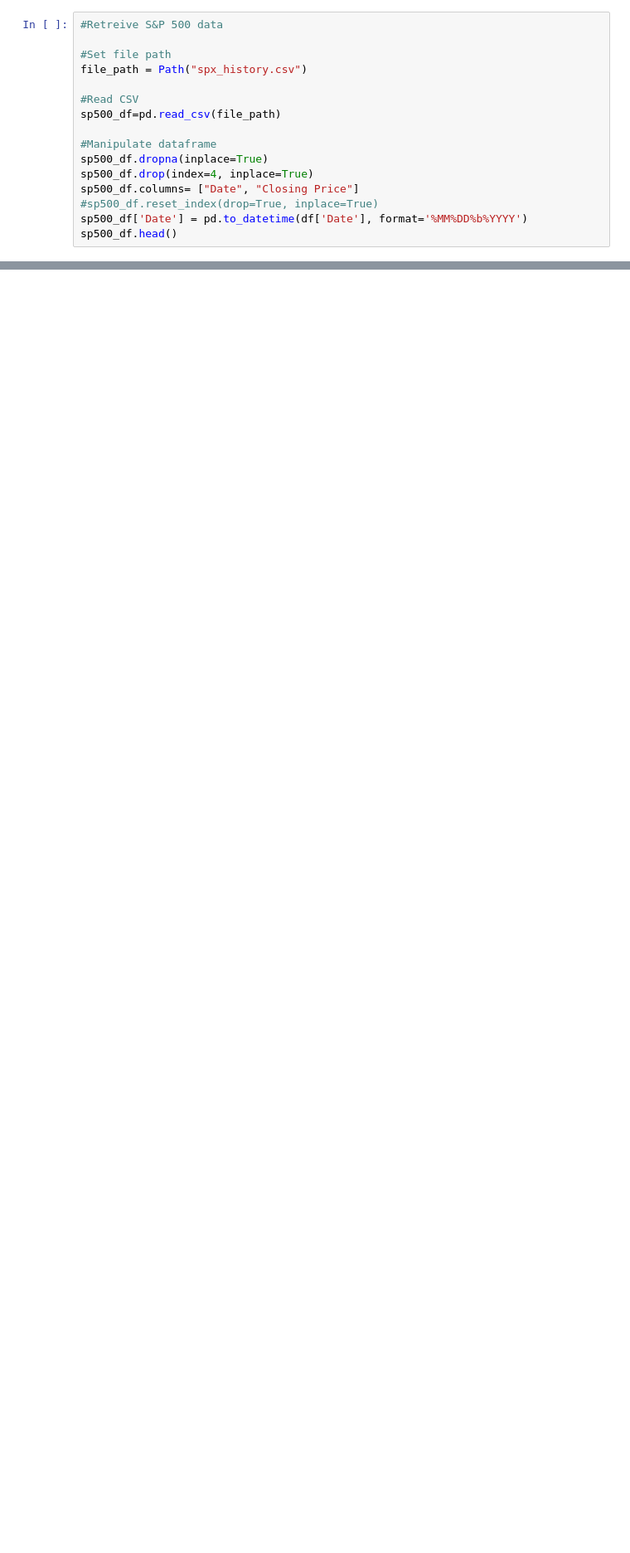
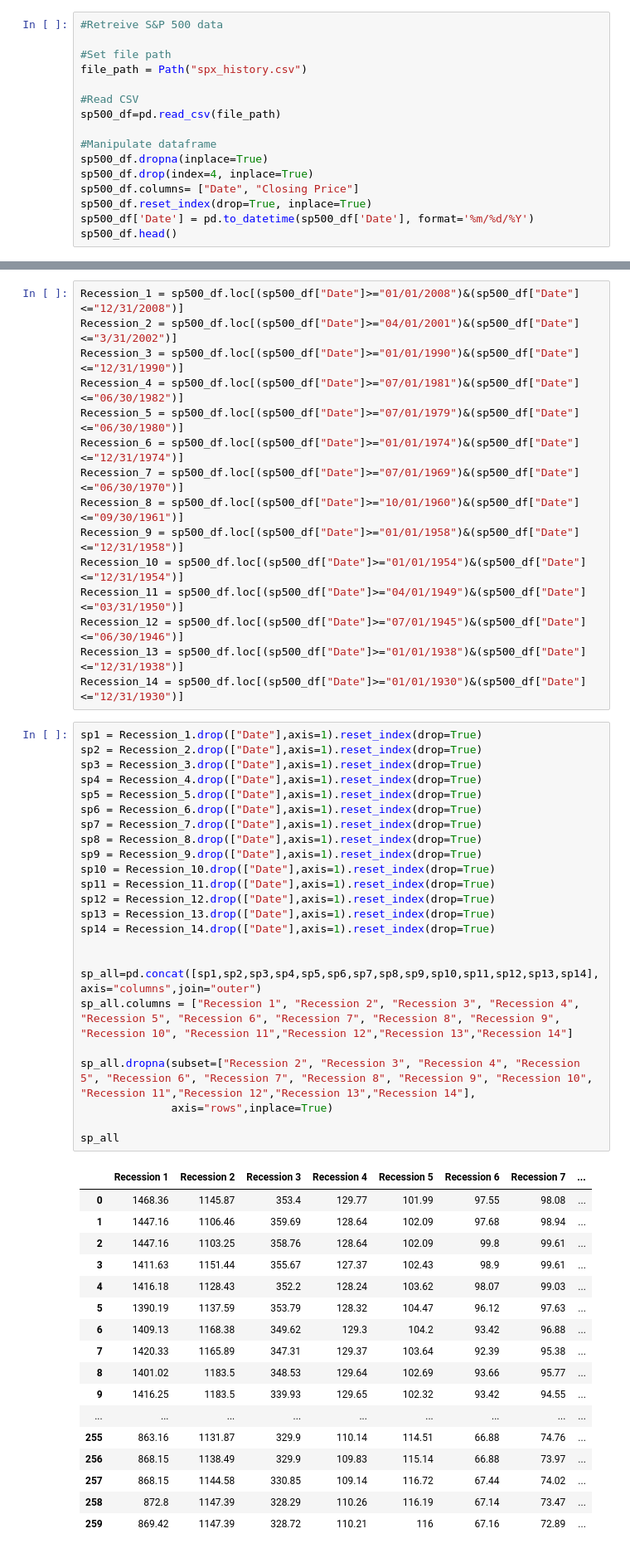
Before and after one commit to evanpaliotta/Project_1, a Jupyter notebook: outline.ipynb, the cells around one changed output, grey strips where cells are left out. Shown at 83% size. Saved outputs shown, nothing was run; the diff lists cells and outputs as text; blank space fills up the shorter version.

```diff
--- a/outline.ipynb
+++ b/outline.ipynb
@@ -148,7 +153,7 @@ sp500_df=pd.read_csv(file_path)
 sp500_df.dropna(inplace=True)
 sp500_df.drop(index=4, inplace=True)
 sp500_df.columns= ["Date", "Closing Price"]
-#sp500_df.reset_index(drop=True, inplace=True)
-sp500_df['Date'] = pd.to_datetime(df['Date'], format='%MM%DD%b%YYYY')
+sp500_df.reset_index(drop=True, inplace=True)
+sp500_df['Date'] = pd.to_datetime(sp500_df['Date'], format='%m/%d/%Y')
 sp500_df.head()
 # %% [output]
@@ -159,0 +181,57 @@ AttributeError: 'DataFrame' object has no attribute 'date_range'
+# %%
+Recession_1 = sp500_df.loc[(sp500_df["Date"]>="01/01/2008")&(sp500_df["Date"]<="12/31/2008")]
+Recession_2 = sp500_df.loc[(sp500_df["Date"]>="04/01/2001")&(sp500_df["Date"]<="3/31/2002")]
+Recession_3 = sp500_df.loc[(sp500_df["Date"]>="01/01/1990")&(sp500_df["Date"]<="12/31/1990")]
+Recession_4 = sp500_df.loc[(sp500_df["Date"]>="07/01/1981")&(sp500_df["Date"]<="06/30/1982")]
+Recession_5 = sp500_df.loc[(sp500_df["Date"]>="07/01/1979")&(sp500_df["Date"]<="06/30/1980")]
+Recession_6 = sp500_df.loc[(sp500_df["Date"]>="01/01/1974")&(sp500_df["Date"]<="12/31/1974")]
+Recession_7 = sp500_df.loc[(sp500_df["Date"]>="07/01/1969")&(sp500_df["Date"]<="06/30/1970")]
+Recession_8 = sp500_df.loc[(sp500_df["Date"]>="10/01/1960")&(sp500_df["Date"]<="09/30/1961")]
+Recession_9 = sp500_df.loc[(sp500_df["Date"]>="01/01/1958")&(sp500_df["Date"]<="12/31/1958")]
+Recession_10 = sp500_df.loc[(sp500_df["Date"]>="01/01/1954")&(sp500_df["Date"]<="12/31/1954")]
+Recession_11 = sp500_df.loc[(sp500_df["Date"]>="04/01/1949")&(sp500_df["Date"]<="03/31/1950")]
+Recession_12 = sp500_df.loc[(sp500_df["Date"]>="07/01/1945")&(sp500_df["Date"]<="06/30/1946")]
+Recession_13 = sp500_df.loc[(sp500_df["Date"]>="01/01/1938")&(sp500_df["Date"]<="12/31/1938")]
+Recession_14 = sp500_df.loc[(sp500_df["Date"]>="01/01/1930")&(sp500_df["Date"]<="12/31/1930")]
+# %%
+sp1 = Recession_1.drop(["Date"],axis=1).reset_index(drop=True)
+sp2 = Recession_2.drop(["Date"],axis=1).reset_index(drop=True)
+sp3 = Recession_3.drop(["Date"],axis=1).reset_index(drop=True)
+sp4 = Recession_4.drop(["Date"],axis=1).reset_index(drop=True)
+sp5 = Recession_5.drop(["Date"],axis=1).reset_index(drop=True)
+sp6 = Recession_6.drop(["Date"],axis=1).reset_index(drop=True)
+sp7 = Recession_7.drop(["Date"],axis=1).reset_index(drop=True)
+sp8 = Recession_8.drop(["Date"],axis=1).reset_index(drop=True)
+sp9 = Recession_9.drop(["Date"],axis=1).reset_index(drop=True)
+sp10 = Recession_10.drop(["Date"],axis=1).reset_index(drop=True)
+sp11 = Recession_11.drop(["Date"],axis=1).reset_index(drop=True)
+sp12 = Recession_12.drop(["Date"],axis=1).reset_index(drop=True)
+sp13 = Recession_13.drop(["Date"],axis=1).reset_index(drop=True)
+sp14 = Recession_14.drop(["Date"],axis=1).reset_index(drop=True)
+
+
+sp_all=pd.concat([sp1,sp2,sp3,sp4,sp5,sp6,sp7,sp8,sp9,sp10,sp11,sp12,sp13,sp14],axis="columns",join="outer")
+sp_all.columns = ["Recession 1", "Recession 2", "Recession 3", "Recession 4", "Recession 5", "Recession 6", "Recession 7", "Recession 8", "Recession 9", "Recession 10", "Recession 11","Recession 12","Recession 13","Recession 14"]
+
+sp_all.dropna(subset=["Recession 2", "Recession 3", "Recession 4", "Recession 5", "Recession 6", "Recession 7", "Recession 8", "Recession 9", "Recession 10", "Recession 11","Recession 12","Recession 13","Recession 14"],
+              axis="rows",inplace=True)
+
+sp_all
+# %% [output]
+|  | Recession 1 | Recession 2 | Recession 3 | Recession 4 | Recession 5 | Recession 6 | Recession 7 | ... |
+| 0 | 1468.36 | 1145.87 | 353.4 | 129.77 | 101.99 | 97.55 | 98.08 | ... |
+| 1 | 1447.16 | 1106.46 | 359.69 | 128.64 | 102.09 | 97.68 | 98.94 | ... |
+| 2 | 1447.16 | 1103.25 | 358.76 | 128.64 | 102.09 | 99.8 | 99.61 | ... |
+| 3 | 1411.63 | 1151.44 | 355.67 | 127.37 | 102.43 | 98.9 | 99.61 | ... |
+| 4 | 1416.18 | 1128.43 | 352.2 | 128.24 | 103.62 | 98.07 | 99.03 | ... |
+| 5 | 1390.19 | 1137.59 | 353.79 | 128.32 | 104.47 | 96.12 | 97.63 | ... |
+| 6 | 1409.13 | 1168.38 | 349.62 | 129.3 | 104.2 | 93.42 | 96.88 | ... |
+| 7 | 1420.33 | 1165.89 | 347.31 | 129.37 | 103.64 | 92.39 | 95.38 | ... |
+| 8 | 1401.02 | 1183.5 | 348.53 | 129.64 | 102.69 | 93.66 | 95.77 | ... |
+| 9 | 1416.25 | 1183.5 | 339.93 | 129.65 | 102.32 | 93.42 | 94.55 | ... |
+| ... | ... | ... | ... | ... | ... | ... | ... | ... |
+| 255 | 863.16 | 1131.87 | 329.9 | 110.14 | 114.51 | 66.88 | 74.76 | ... |
+| 256 | 868.15 | 1138.49 | 329.9 | 109.83 | 115.14 | 66.88 | 73.97 | ... |
+| 257 | 868.15 | 1144.58 | 330.85 | 109.14 | 116.72 | 67.44 | 74.02 | ... |
+| 258 | 872.8 | 1147.39 | 328.29 | 110.26 | 116.19 | 67.14 | 73.47 | ... |
+| 259 | 869.42 | 1147.39 | 328.72 | 110.21 | 116 | 67.16 | 72.89 | ... |
```
Also changed, not shown: parts of 11 cells of this notebook.
